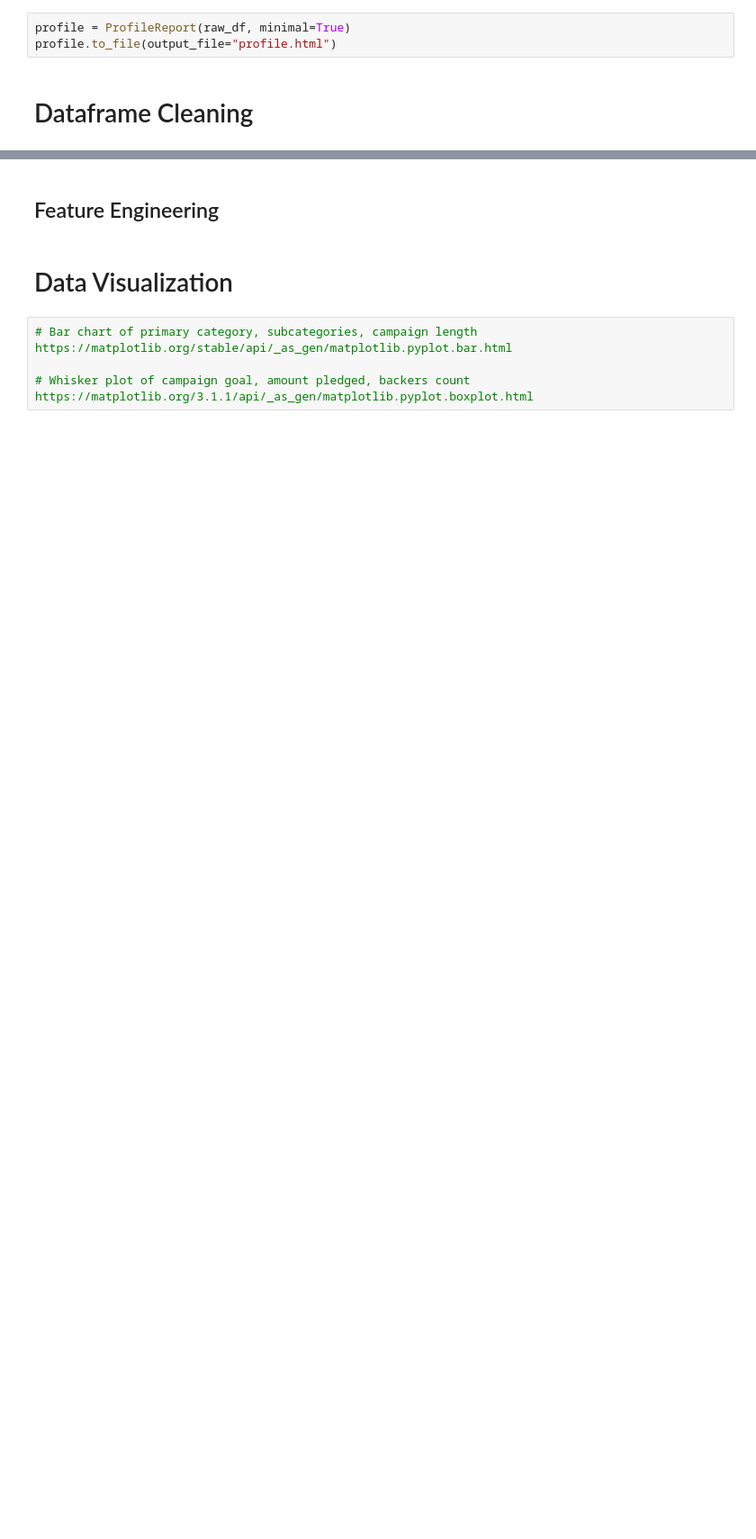
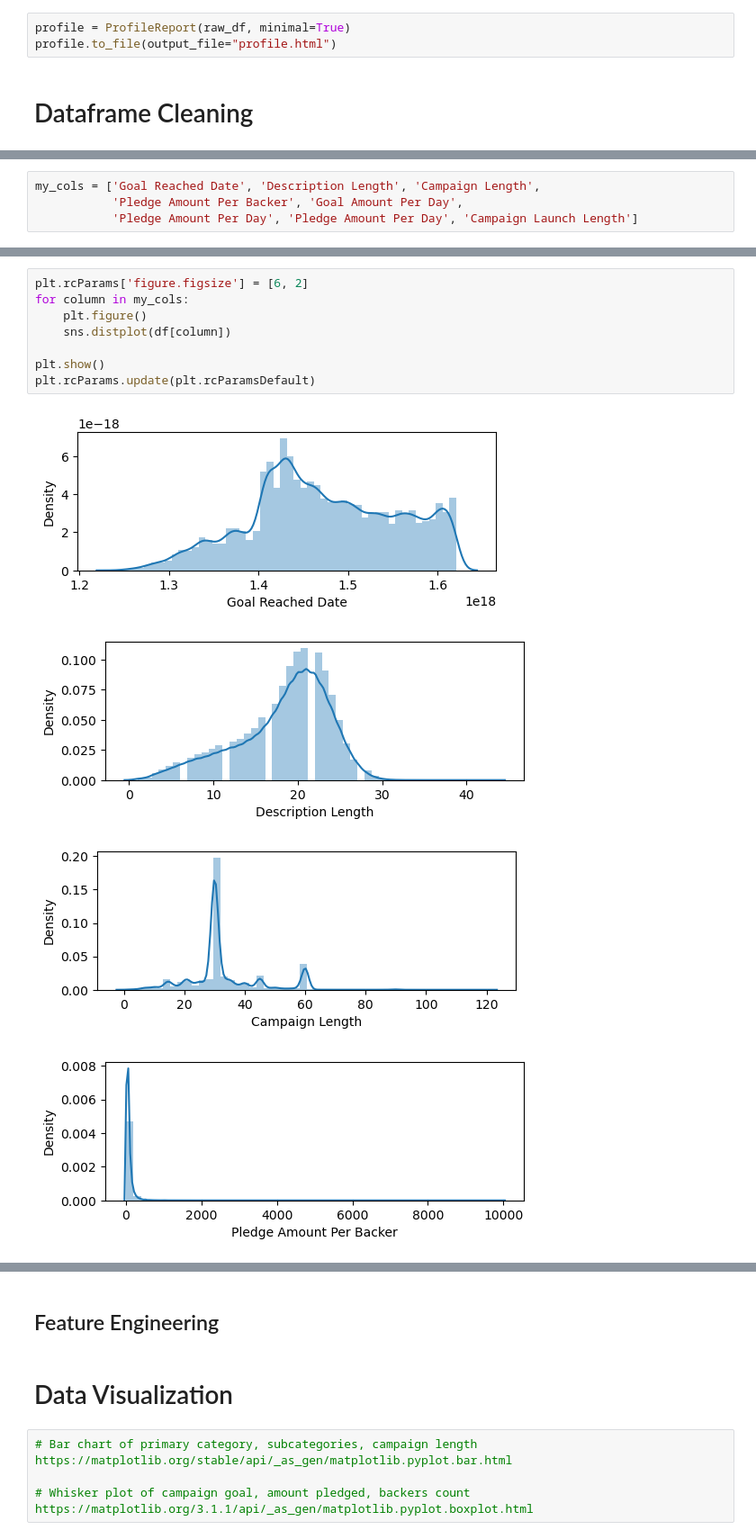
Before and after one commit to BW-Kickstarter-Success-03/campaign_eval, a Jupyter notebook: Kickstarter_project.ipynb, the cells around one changed output, grey strips where cells are left out. Shown: that part at 90% size. Cells and saved outputs as stored; diff of their text form; blank space fills up the shorter version.

```diff
--- a/Kickstarter_project.ipynb
+++ b/Kickstarter_project.ipynb
@@ -175 +177,5 @@ df_sml.head()
+# %%
+my_cols = ['Goal Reached Date', 'Description Length', 'Campaign Length',
+           'Pledge Amount Per Backer', 'Goal Amount Per Day',
+           'Pledge Amount Per Day', 'Pledge Amount Per Day', 'Campaign Launch Length']
 # %%
@@ -195,2 +201,15 @@ Name: Subcategory, dtype: object
 
  --------------------------------------
+# %%
+plt.rcParams['figure.figsize'] = [6, 2]
+for column in my_cols:
+    plt.figure()
+    sns.distplot(df[column])
+
+plt.show()
+plt.rcParams.update(plt.rcParamsDefault)
+# %% [output]
+[figure, added]
+[figure, added]
+[figure, added]
+[figure, added]
```
Also changed, not shown: parts of 30 cells of this notebook, 1 other file.
